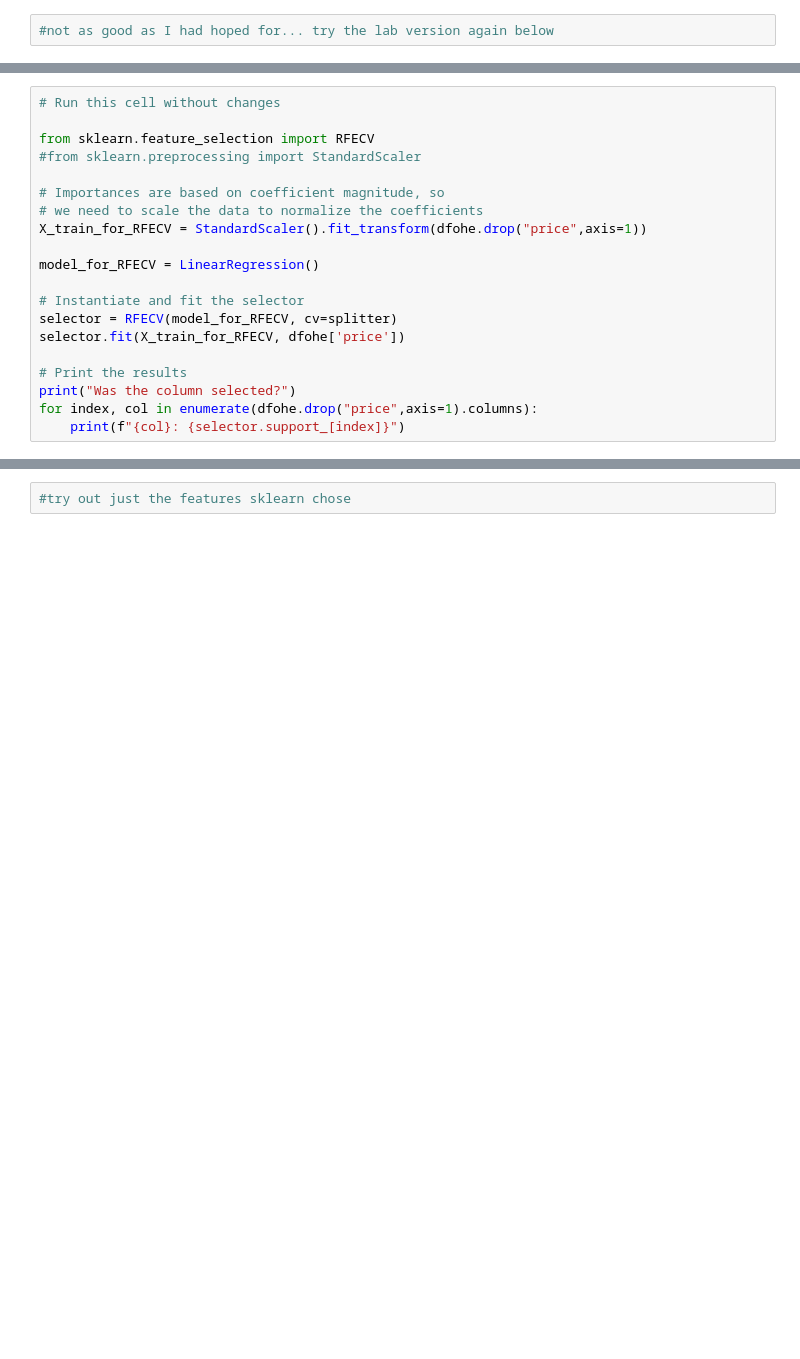
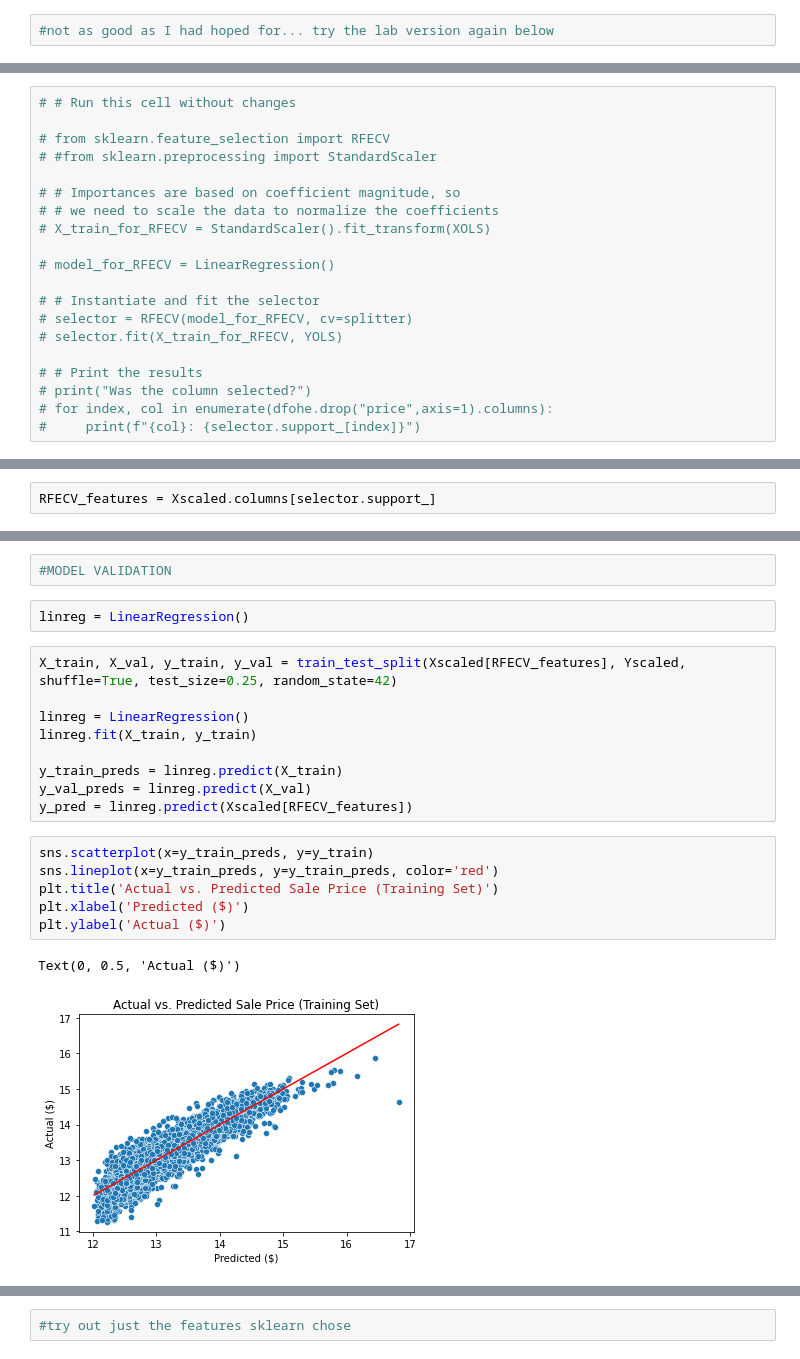
Before and after one commit to vict0rkang/dsc-phase-2-project-v2-3, a Jupyter notebook: student.ipynb, the cells around one changed output, grey strips where cells are left out. Drawn from its saved outputs; the diff is of its cells as text; blank space fills up the shorter version.

Commit message:
model new scaling

```diff
--- a/student.ipynb
+++ b/student.ipynb
@@ -1586,20 +2141,20 @@ print("Validation score:", baseline_scores["test_score"].mean())
 # %%
-# Run this cell without changes
+# # Run this cell without changes
 
-from sklearn.feature_selection import RFECV
-#from sklearn.preprocessing import StandardScaler
+# from sklearn.feature_selection import RFECV
+# #from sklearn.preprocessing import StandardScaler
 
-# Importances are based on coefficient magnitude, so
-# we need to scale the data to normalize the coefficients
-X_train_for_RFECV = StandardScaler().fit_transform(dfohe.drop("price",axis=1))
+# # Importances are based on coefficient magnitude, so
+# # we need to scale the data to normalize the coefficients
+# X_train_for_RFECV = StandardScaler().fit_transform(XOLS)
 
-model_for_RFECV = LinearRegression()
+# model_for_RFECV = LinearRegression()
 
-# Instantiate and fit the selector
-selector = RFECV(model_for_RFECV, cv=splitter)
-selector.fit(X_train_for_RFECV, dfohe['price'])
+# # Instantiate and fit the selector
+# selector = RFECV(model_for_RFECV, cv=splitter)
+# selector.fit(X_train_for_RFECV, YOLS)
 
-# Print the results
-print("Was the column selected?")
-for index, col in enumerate(dfohe.drop("price",axis=1).columns):
-    print(f"{col}: {selector.support_[index]}")
+# # Print the results
+# print("Was the column selected?")
+# for index, col in enumerate(dfohe.drop("price",axis=1).columns):
+#     print(f"{col}: {selector.support_[index]}")
@@ -1605,0 +2174,2 @@ for index, col in enumerate(dfohe.drop("price",axis=1).columns):
+# %%
+RFECV_features = Xscaled.columns[selector.support_]
@@ -1605,0 +2278,22 @@ for index, col in enumerate(dfohe.drop("price",axis=1).columns):
+# %%
+#MODEL VALIDATION
+# %%
+linreg = LinearRegression()
+# %%
+X_train, X_val, y_train, y_val = train_test_split(Xscaled[RFECV_features], Yscaled, shuffle=True, test_size=0.25, random_state=42)
+
+linreg = LinearRegression()
+linreg.fit(X_train, y_train)
+
+y_train_preds = linreg.predict(X_train)
+y_val_preds = linreg.predict(X_val)
+y_pred = linreg.predict(Xscaled[RFECV_features])
+# %%
+sns.scatterplot(x=y_train_preds, y=y_train)
+sns.lineplot(x=y_train_preds, y=y_train_preds, color='red')
+plt.title('Actual vs. Predicted Sale Price (Training Set)')
+plt.xlabel('Predicted ($)')
+plt.ylabel('Actual ($)')
+# %% [output]
+Text(0, 0.5, 'Actual ($)')
+[figure, added]
```
Also changed, not shown: parts of 93 cells of this notebook.
